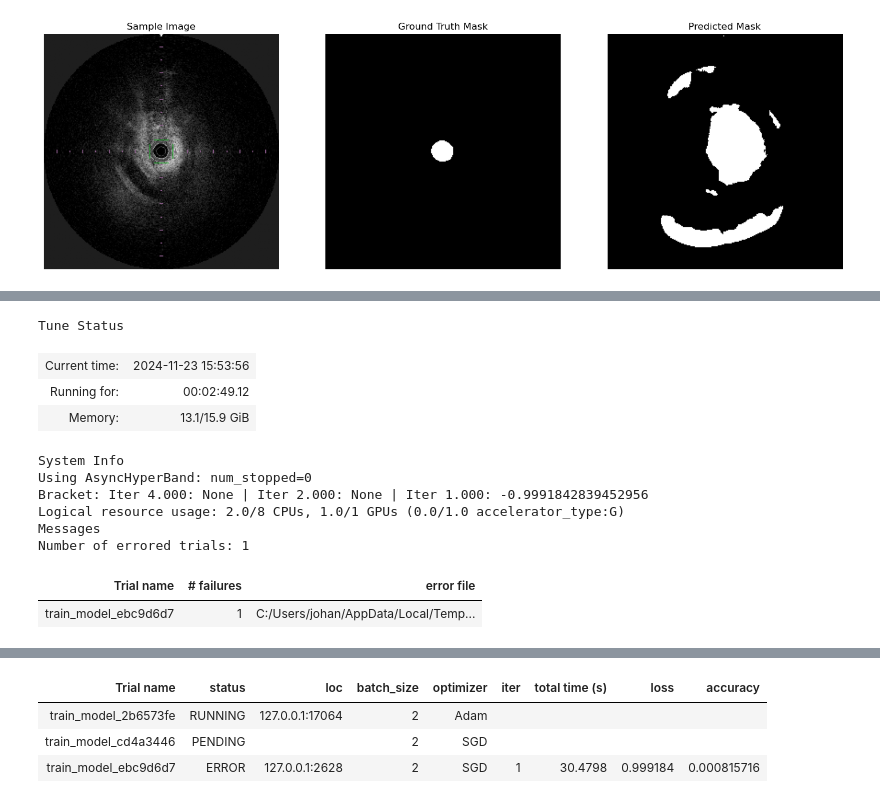
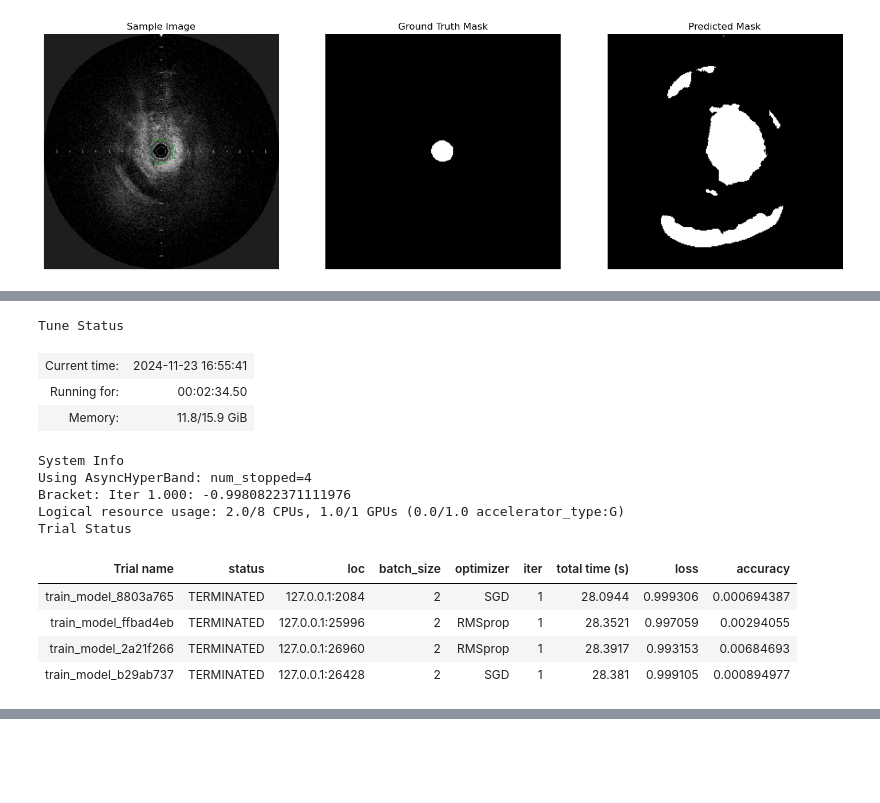
Before and after one commit to SamuelJessen/OCTSegmenter, a Jupyter notebook: training_loop.ipynb, the cells around one changed output, grey strips where cells are left out. Drawn from its saved outputs; the diff is of its cells as text; code cells hidden in the pictures; blank space fills up the shorter version.

```diff
--- a/training_loop.ipynb
+++ b/training_loop.ipynb
@@ -444,7 +444,7 @@ def test_best_model(best_result):
             images, masks, _, _ = data
             images, masks = images.to(device), masks.to(device)
 
-            outputs = net(images)
+            outputs = best_trained_model(images)
             predicted = (outputs > 0.5).float()
             loss = dice_loss(predicted, masks)
             total_loss += loss.item() * images.size(0)
@@ -460,7 +463,7 @@ from ray.tune.search.optuna import OptunaSearch
 # Custom function to shorten trial directory names
 def trial_dirname_creator(trial):
     # Shorten the trial name to only include key parameters
-    return f"trial_{trial.trial_index}_lr={trial.config['lr']:.1e}_opt={trial.config['optimizer']}_bs={trial.config['batch_size']}"
+    return f"trial_{trial.trial_id}_lr={trial.config['lr']:.1e}_opt={trial.config['optimizer']}_bs={trial.config['batch_size']}"
 
 def main(num_samples, gpus_per_trial, epochs, smoke_test):
     config = {
@@ -483,40 +486,42 @@ def main(num_samples, gpus_per_trial, epochs, smoke_test):
         tune.with_resources(
             tune.with_parameters(train_model),
             resources={"cpu": 2, "gpu": gpus_per_trial}
         ),
         tune_config=tune.TuneConfig(
             metric="loss",
             mode="min",
             search_alg=algo,
             scheduler=scheduler,
             num_samples=num_samples,
             trial_dirname_creator=trial_dirname_creator,
         ),
         param_space=config,
     )
     results = tuner.fit()
 
     best_result = results.get_best_result("loss", "min")
 
     print("Best trial config: {}".format(best_result.config))
     print("Best trial final validation loss: {}".format(
         best_result.metrics["loss"]))
     print("Best trial final validation accuracy: {}".format(
         best_result.metrics["accuracy"]))
 
     test_best_model(best_result)
 
-main(num_samples=3, gpus_per_trial=1, epochs=5, smoke_test=True)
+main(num_samples=4, gpus_per_trial=1, epochs=1, smoke_test=True)
 # %% [output]
 Tune Status
-| Current time: | 2024-11-23 15:53:56 |
-| Running for: | 00:02:49.12 |
-| Memory: | 13.1/15.9 GiB |
+| Current time: | 2024-11-23 16:55:41 |
+| Running for: | 00:02:34.50 |
+| Memory: | 11.8/15.9 GiB |
 System Info
-Using AsyncHyperBand: num_stopped=0
-Bracket: Iter 4.000: None | Iter 2.000: None | Iter 1.000: -0.9991842839452956
+Using AsyncHyperBand: num_stopped=4
+Bracket: Iter 1.000: -0.9980822371111976
 Logical resource usage: 2.0/8 CPUs, 1.0/1 GPUs (0.0/1.0 accelerator_type:G)
-Messages
-Number of errored trials: 1
+Trial Status
-| Trial name | # failures | error file |
-| train_model_ebc9d6d7 | 1 | C:/Users/johan/AppData/Local/Temp... |
+| Trial name | status | loc | batch_size | optimizer | iter | total time (s) | loss | accuracy |
+| train_model_8803a765 | TERMINATED | 127.0.0.1:2084 | 2 | SGD | 1 | 28.0944 | 0.999306 | 0.000694387 |
+| train_model_ffbad4eb | TERMINATED | 127.0.0.1:25996 | 2 | RMSprop | 1 | 28.3521 | 0.997059 | 0.00294055 |
+| train_model_2a21f266 | TERMINATED | 127.0.0.1:26960 | 2 | RMSprop | 1 | 28.3917 | 0.993153 | 0.00684693 |
+| train_model_b29ab737 | TERMINATED | 127.0.0.1:26428 | 2 | SGD | 1 | 28.381 | 0.999105 | 0.000894977 |
@@ -524,4 +538,0 @@ Trial Status
-| Trial name | status | loc | batch_size | optimizer | iter | total time (s) | loss | accuracy |
-| train_model_2b6573fe | RUNNING | 127.0.0.1:17064 | 2 | Adam |  |  |  |  |
-| train_model_cd4a3446 | PENDING |  | 2 | SGD |  |  |  |  |
-| train_model_ebc9d6d7 | ERROR | 127.0.0.1:2628 | 2 | SGD | 1 | 30.4798 | 0.999184 | 0.000815716 |
```
Also changed, not shown: parts of 4 cells of this notebook, 2 other files.
